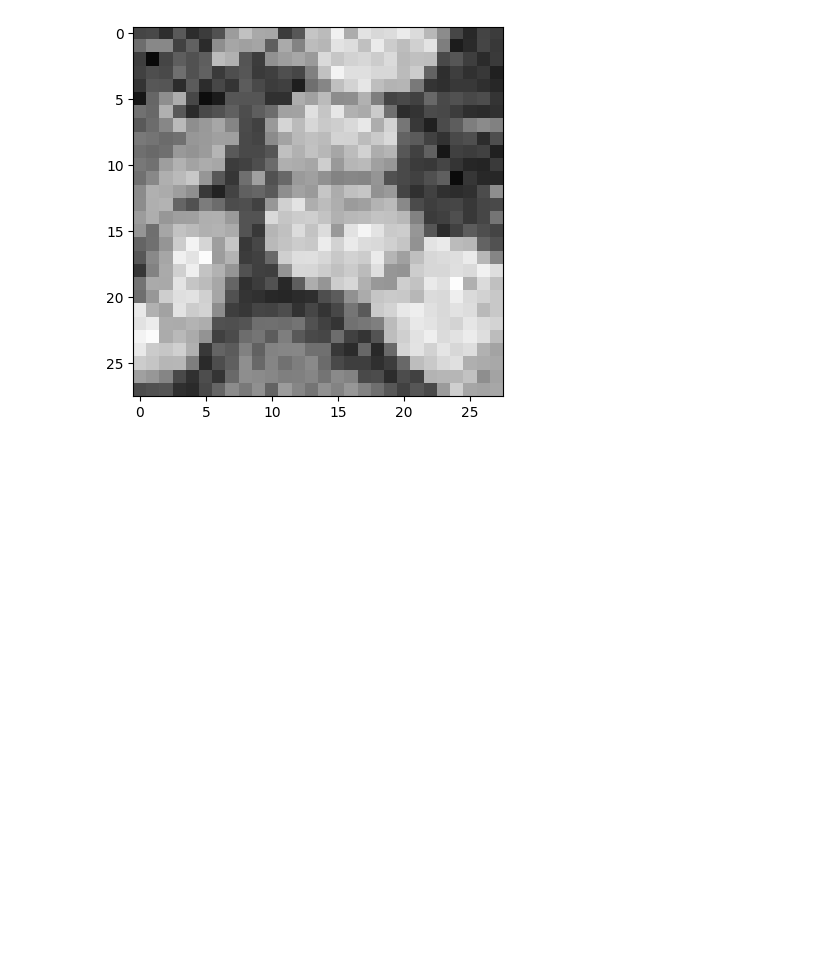
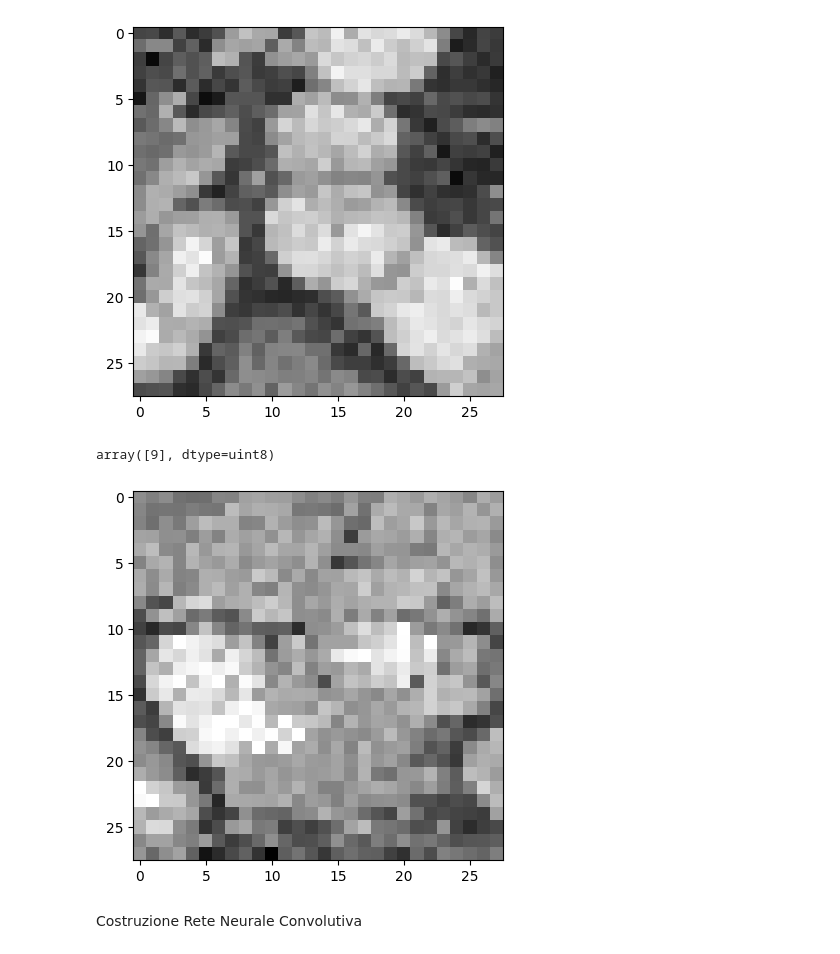
Before and after one commit to Ugo980109/CNN, a Jupyter notebook: Immagine_Mediche_CNN.ipynb, the cells around one changed output. Drawn from its saved outputs; the diff is of its cells as text; code cells hidden in the pictures; blank space fills up the shorter version.

```diff
--- a/Immagine_Mediche_CNN.ipynb
+++ b/Immagine_Mediche_CNN.ipynb
@@ -34,3 +37,10 @@ plt.imshow(train_images[55,:,:],cmap='gray', vmin=0, vmax=1)
 (28, 28)
 <matplotlib.image.AxesImage at 0x...>
 [figure]
+# %%
+np.shape(test_images)
+plt.imshow(test_images[55,:,:],cmap='gray', vmin=0, vmax=1)
+test_labels[55]
+# %% [output]
+array([9], dtype=uint8)
+[figure, added]
@@ -36,0 +68,2 @@ plt.imshow(train_images[55,:,:],cmap='gray', vmin=0, vmax=1)
+# %% [markdown]
+Costruzione Rete Neurale Convolutiva
```
Also changed, not shown: parts of 10 cells of this notebook.
